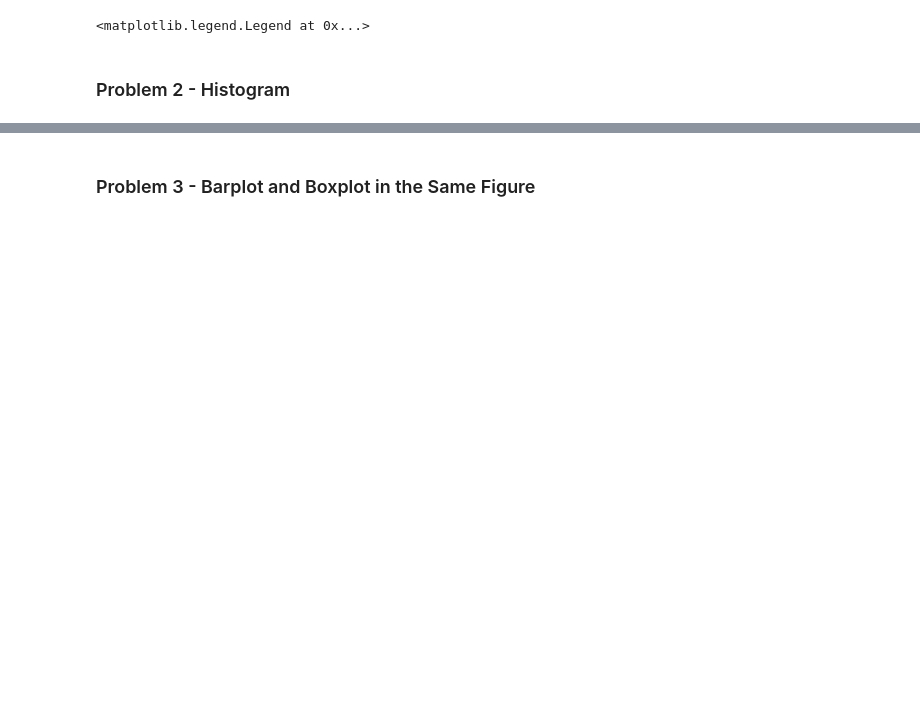
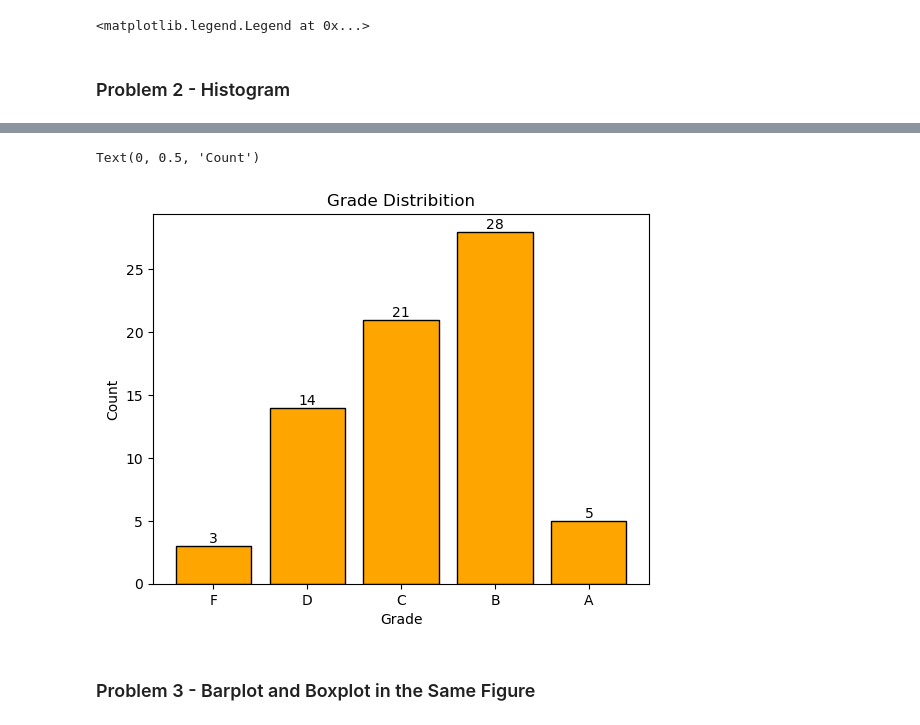
Before and after one commit to IE-555/homework4-frghmah, a Jupyter notebook: foroughm_hw4.ipynb, the cells around one changed output, grey strips where cells are left out. Saved outputs shown, nothing was run; the diff lists cells and outputs as text; code cells hidden in the pictures; blank space fills up the shorter version.

```diff
--- a/foroughm_hw4.ipynb
+++ b/foroughm_hw4.ipynb
@@ -90,3 +50,34 @@ for i, count in enumerate(grade_counts[labels]):
+# %%
+#Import Libreries
+
+import matplotlib.pyplot as plt
+import pandas as pd
+
+# Read the CSV file into a DataFrame
+df = pd.read_csv("student_grades.csv", comment='%', header=None)
+
+# Assign labels to the bins
+BINS = [0, 60, 70, 80, 90, 100]
+LABELS = [1, 2, 3, 4, 5]
+
+# Use pd.cut to categorize scores into grade bins excluding nan values
+grade = pd.cut(df[1], bins=BINS, labels=LABELS, right=False)
+grade = grade.dropna().astype(int).tolist()
+
+# Create the histogram using plt.hist
+counts, edges, bars=plt.hist(grade, bins=[1,2,3,4,5,6], align='left', rwidth=0.8, edgecolor='black', color='orange')
+
+# Set xticks and xticklabels based on labels order
+plt.bar_label(bars)
+plt.xticks(range(1, 6), ['F', 'D', 'C', 'B', 'A'])
+
+# Set labels and title
+plt.title ('Grade Distribition')
+plt.xlabel("Grade")
+plt.ylabel("Count")
+# %% [output]
+Text(0, 0.5, 'Count')
+[figure, added]
 # %%
 plt.close()
 # %% [markdown]
```
Also changed, not shown: parts of 1 cell of this notebook.
